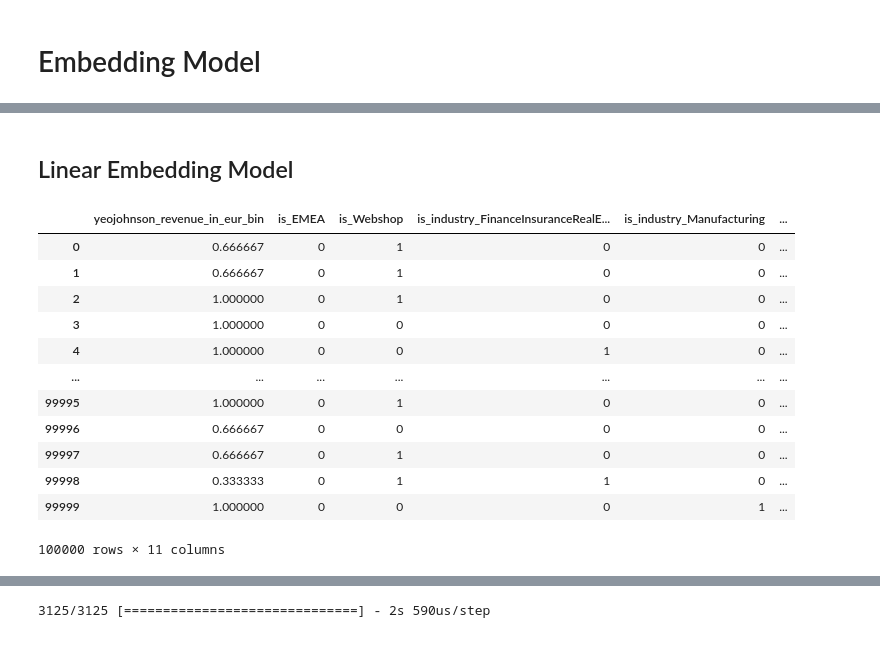
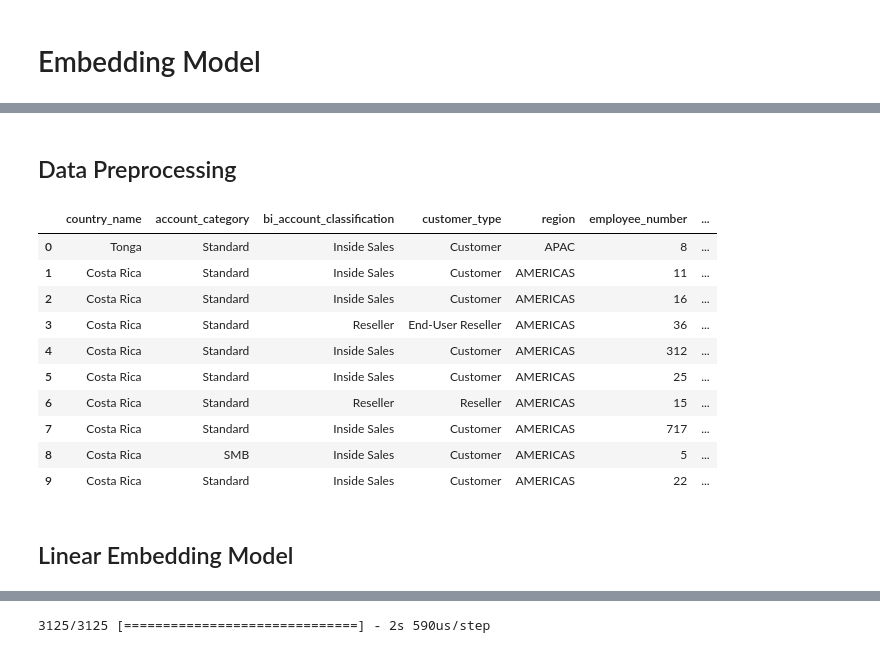
Before and after one commit to Magolizen34/cvs-transformers, a Jupyter notebook: notebooks/one_shot_embeddings_model.ipynb, the cells around one changed output, grey strips where cells are left out. Saved outputs shown, nothing was run; the diff lists cells and outputs as text; code cells hidden in the pictures.

```diff
--- a/notebooks/one_shot_embeddings_model.ipynb
+++ b/notebooks/one_shot_embeddings_model.ipynb
@@ -56,0 +57,42 @@ df.head(10)
+# %% [markdown]
+## Data Preprocessing
+# %%
+df.drop(columns=['business_model', 'last_invoice_date_created'], inplace=True)
+# %%
+# Define a dictionary to map SIC code ranges to major industry groups
+major_groups = {
+    range(1, 10): 'Agriculture, Forestry, and Fishing',
+    range(10, 15): 'Mining',
+    range(15, 18): 'Construction',
+    range(20, 40): 'Manufacturing',
+    range(40, 50): 'Transportation, Communications, Electric, Gas, and Sanitary Services',
+    range(50, 52): 'Wholesale Trade',
+    range(52, 60): 'Retail Trade',
+    range(60, 68): 'Finance, Insurance, and Real Estate',
+    range(70, 90): 'Services',
+    range(90, 100): 'Public Administration'
+}
+
+# Map SIC code ranges to major industry group descriptions
+def map_to_major_group(sic_code):
+    for group_range, description in major_groups.items():
+        if sic_code // 100 in group_range:
+            return description
+    return 'Unknown'
+# %%
+df['industry'] = df['sic_code'].apply(map_to_major_group)
+df.drop(columns=['account_id','sic_code'], inplace=True)
+# %%
+df.head(10)
+# %% [output]
+|  | country_name | account_category | bi_account_classification | customer_type | region | employee_number | ... |
+| 0 | Tonga | Standard | Inside Sales | Customer | APAC | 8 | ... |
+| 1 | Costa Rica | Standard | Inside Sales | Customer | AMERICAS | 11 | ... |
+| 2 | Costa Rica | Standard | Inside Sales | Customer | AMERICAS | 16 | ... |
+| 3 | Costa Rica | Standard | Reseller | End-User Reseller | AMERICAS | 36 | ... |
+| 4 | Costa Rica | Standard | Inside Sales | Customer | AMERICAS | 312 | ... |
+| 5 | Costa Rica | Standard | Inside Sales | Customer | AMERICAS | 25 | ... |
+| 6 | Costa Rica | Standard | Reseller | Reseller | AMERICAS | 15 | ... |
+| 7 | Costa Rica | Standard | Inside Sales | Customer | AMERICAS | 717 | ... |
+| 8 | Costa Rica | SMB | Inside Sales | Customer | AMERICAS | 5 | ... |
+| 9 | Costa Rica | Standard | Inside Sales | Customer | AMERICAS | 22 | ... |
@@ -113,17 +175 @@ score_features = scores_df.to_numpy()
-# %%
-features_df
-# %% [output]
-|  | yeojohnson_revenue_in_eur_bin | is_EMEA | is_Webshop | is_industry_FinanceInsuranceRealE... | is_industry_Manufacturing | ... |
-| 0 | 0.666667 | 0 | 1 | 0 | 0 | ... |
-| 1 | 0.666667 | 0 | 1 | 0 | 0 | ... |
-| 2 | 1.000000 | 0 | 1 | 0 | 0 | ... |
-| 3 | 1.000000 | 0 | 0 | 0 | 0 | ... |
-| 4 | 1.000000 | 0 | 0 | 1 | 0 | ... |
-| ... | ... | ... | ... | ... | ... | ... |
-| 99995 | 1.000000 | 0 | 1 | 0 | 0 | ... |
-| 99996 | 0.666667 | 0 | 0 | 0 | 0 | ... |
-| 99997 | 0.666667 | 0 | 1 | 0 | 0 | ... |
-| 99998 | 0.333333 | 0 | 1 | 1 | 0 | ... |
-| 99999 | 1.000000 | 0 | 0 | 0 | 1 | ... |
-100000 rows × 11 columns
 # %%
```
Also changed, not shown: parts of 10 cells of this notebook.
